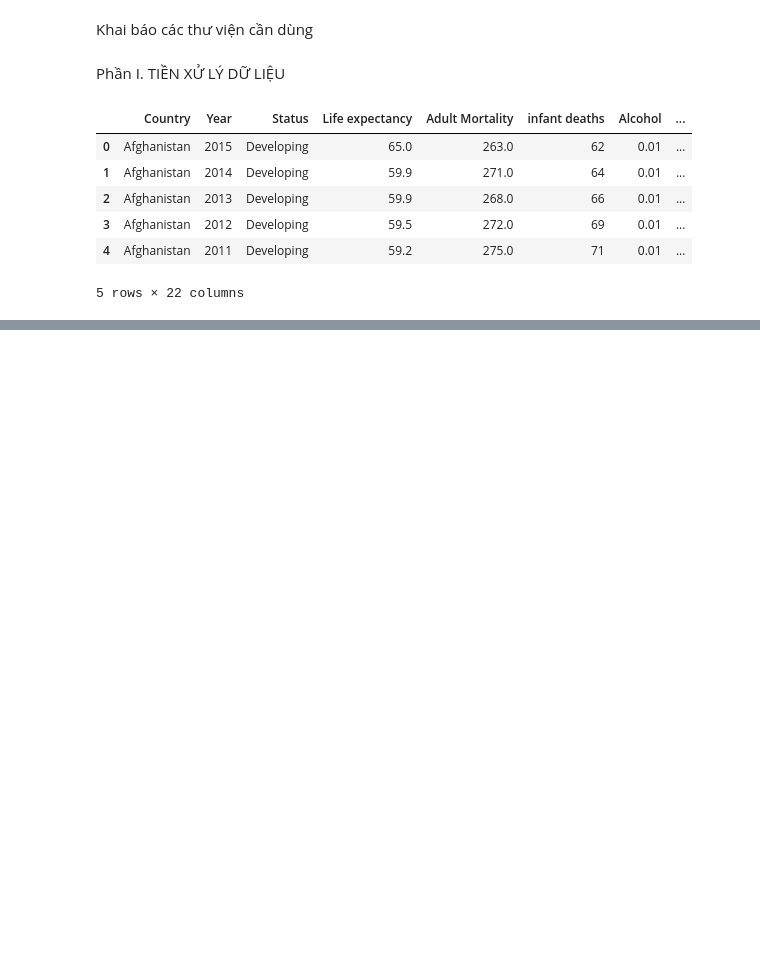
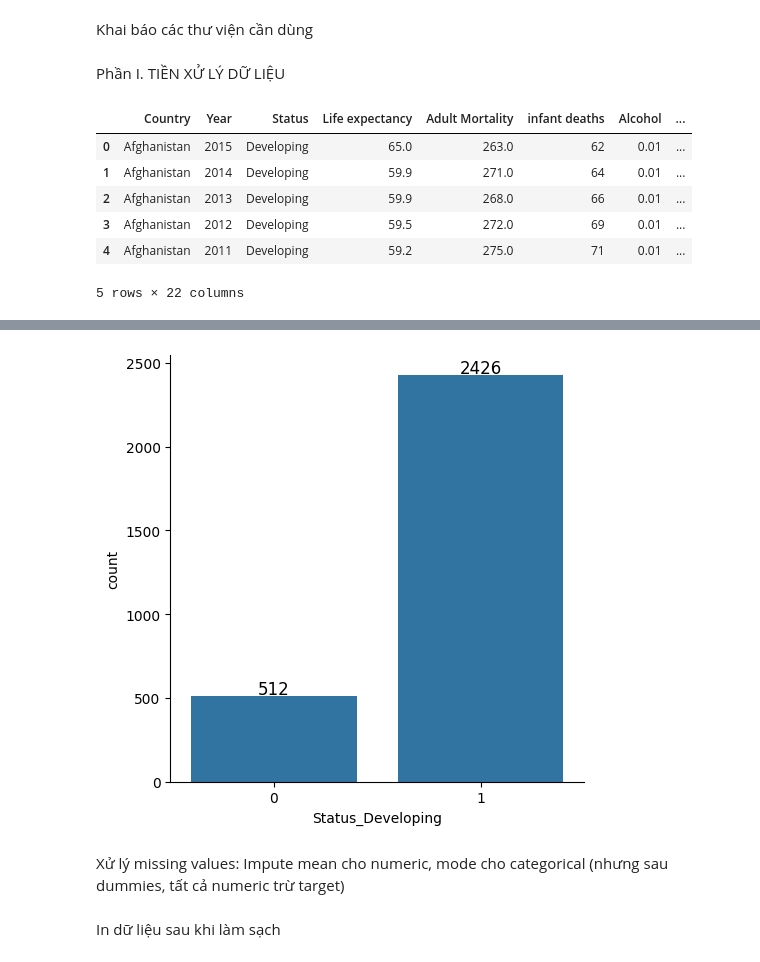
Before and after one commit to ducqwang/life-expectancy-prediction, a Jupyter notebook: src/source.ipynb, the cells around one changed output, grey strips where cells are left out. Cells and saved outputs as stored; diff of their text form; code cells hidden in the pictures; blank space fills up the shorter version.

```diff
--- a/src/source.ipynb
+++ b/src/source.ipynb
@@ -33,0 +134,3 @@ df.head()
+# %%
+# Mã hóa cột 'Status' và 'Country' (one-hot, drop_first để tránh multicollinearity)
+df = pd.get_dummies(df, columns=['Country', 'Status'], drop_first=True)
@@ -33,0 +147,29 @@ df.head()
+# %%
+import seaborn as sns
+import matplotlib.pyplot as plt
+from matplotlib.ticker import FuncFormatter
+
+# Tạo catplot cho 'Status_Developing' (0: Developed, 1: Developing)
+g = sns.catplot(x='Status_Developing', data=df, kind='count')
+
+# Lấy trục (axis) của biểu đồ để thêm nhãn
+ax = g.ax
+
+# Chuyển đổi nhãn trên trục x sang dạng số nguyên
+ax.xaxis.set_major_formatter(FuncFormatter(lambda x, _: f'{int(x)}'))  # Chuyển số thực thành số nguyên
+
+# Chèn số lượng vào cột
+for i, p in enumerate(ax.patches):
+    count = int(p.get_height())  # Chuyển đổi số lượng thành số nguyên
+    ax.annotate(f'{count}',
+                (p.get_x() + p.get_width() / 2., p.get_height()),  # Vị trí nhãn
+                ha='center', va='center',  # Căn chỉnh nhãn
+                fontsize=12, color='black',  # Cài đặt phông chữ và màu sắc
+                xytext=(0, 5), textcoords='offset points')  # Khoảng cách nhãn
+
+# Hiển thị biểu đồ
+plt.show()
+# %% [output]
+[figure, added]
+# %% [markdown]
+Xử lý missing values: Impute mean cho numeric, mode cho categorical (nhưng sau dummies, tất cả numeric trừ target)
@@ -33,0 +184,2 @@ df.head()
+# %% [markdown]
+In dữ liệu sau khi làm sạch
```
Also changed, not shown: parts of 52 cells of this notebook, 10 other files.
